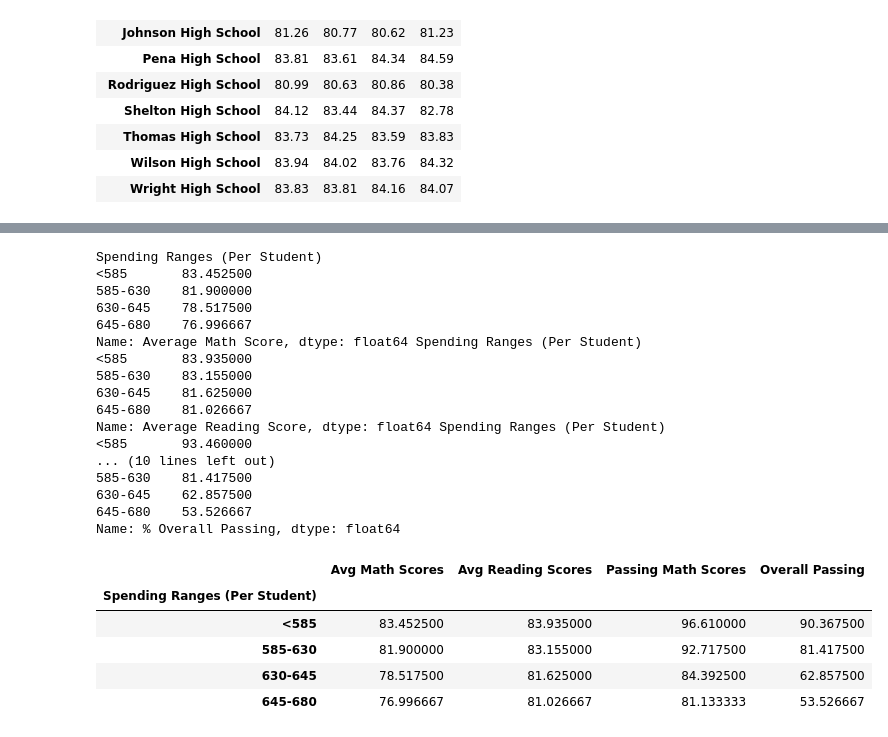
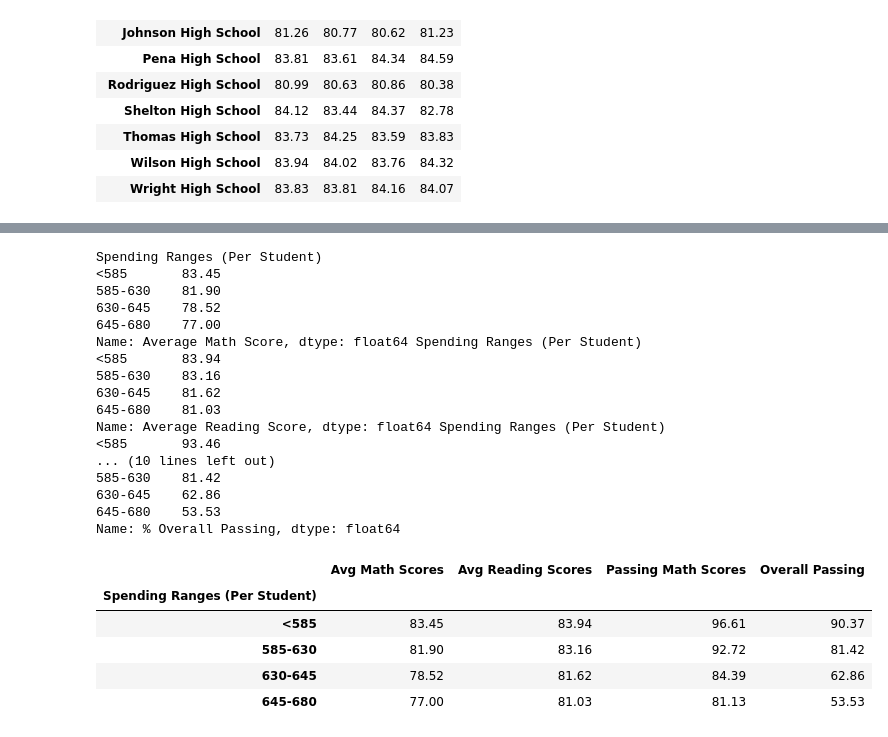
Before and after one commit to brittnwatts/pandas-challenge, a Jupyter notebook: PyCitySchools/main.ipynb, the cells around one changed output, grey strips where cells are left out. Saved outputs shown, nothing was run; the diff lists cells and outputs as text; code cells hidden in the pictures.

```diff
--- a/PyCitySchools/main.ipynb
+++ b/PyCitySchools/main.ipynb
@@ -483,44 +483,44 @@ spending_reading_scores = school_spending_df.groupby(["Spending Ranges (Per Stud
 spending_passing_math = school_spending_df.groupby(["Spending Ranges (Per Student)"])["% Passing Math"].mean()
 spending_passing_reading = school_spending_df.groupby(["Spending Ranges (Per Student)"])["% Passing Reading"].mean()
 overall_passing_spending = school_spending_df.groupby(["Spending Ranges (Per Student)"])["% Overall Passing"].mean()
-print(spending_math_scores,spending_reading_scores,spending_passing_math,spending_passing_reading,overall_passing_spending)
+print(round(spending_math_scores,2),round(spending_reading_scores,2),round(spending_passing_math,2),round(spending_passing_reading,2),round(overall_passing_spending,2))
 # %% [output]
 Spending Ranges (Per Student)
-<585       83.452500
-585-630    81.900000
-630-645    78.517500
-645-680    76.996667
+<585       83.45
+585-630    81.90
+630-645    78.52
+645-680    77.00
 Name: Average Math Score, dtype: float64 Spending Ranges (Per Student)
-<585       83.935000
-585-630    83.155000
-630-645    81.625000
-645-680    81.026667
+<585       83.94
+585-630    83.16
+630-645    81.62
+645-680    81.03
 Name: Average Reading Score, dtype: float64 Spending Ranges (Per Student)
-<585       93.460000
+<585       93.46
 ... (10 lines left out)
-585-630    81.417500
-630-645    62.857500
-645-680    53.526667
+585-630    81.42
+630-645    62.86
+645-680    53.53
 Name: % Overall Passing, dtype: float64
 # %%
 # Assemble into DataFrame
 spending_summary = pd.DataFrame ({
-    "Avg Math Scores": spending_math_scores,
-    "Avg Reading Scores": spending_reading_scores,
-    "Passing Math Scores": spending_passing_math,
-    "Passing Math Scores": spending_passing_reading,
-    "Overall Passing": overall_passing_spending
+    "Avg Math Scores": round(spending_math_scores,2),
+    "Avg Reading Scores": round(spending_reading_scores,2),
+    "Passing Math Scores": round(spending_passing_math,2),
+    "Passing Math Scores": round(spending_passing_reading,2),
+    "Overall Passing": round(overall_passing_spending,2)
 })
 
 # Display results
 spending_summary
 # %% [output]
 |  | Avg Math Scores | Avg Reading Scores | Passing Math Scores | Overall Passing |
 | Spending Ranges (Per Student) |  |  |  |  |
-| <585 | 83.452500 | 83.935000 | 96.610000 | 90.367500 |
-| 585-630 | 81.900000 | 83.155000 | 92.717500 | 81.417500 |
-| 630-645 | 78.517500 | 81.625000 | 84.392500 | 62.857500 |
-| 645-680 | 76.996667 | 81.026667 | 81.133333 | 53.526667 |
+| <585 | 83.45 | 83.94 | 96.61 | 90.37 |
+| 585-630 | 81.90 | 83.16 | 92.72 | 81.42 |
+| 630-645 | 78.52 | 81.62 | 84.39 | 62.86 |
+| 645-680 | 77.00 | 81.03 | 81.13 | 53.53 |
 # %%
 # Establish the bins.
 size_bins = [0, 1000, 2000, 5000]
```
Also changed, not shown: parts of 3 cells of this notebook, 1 other file.
